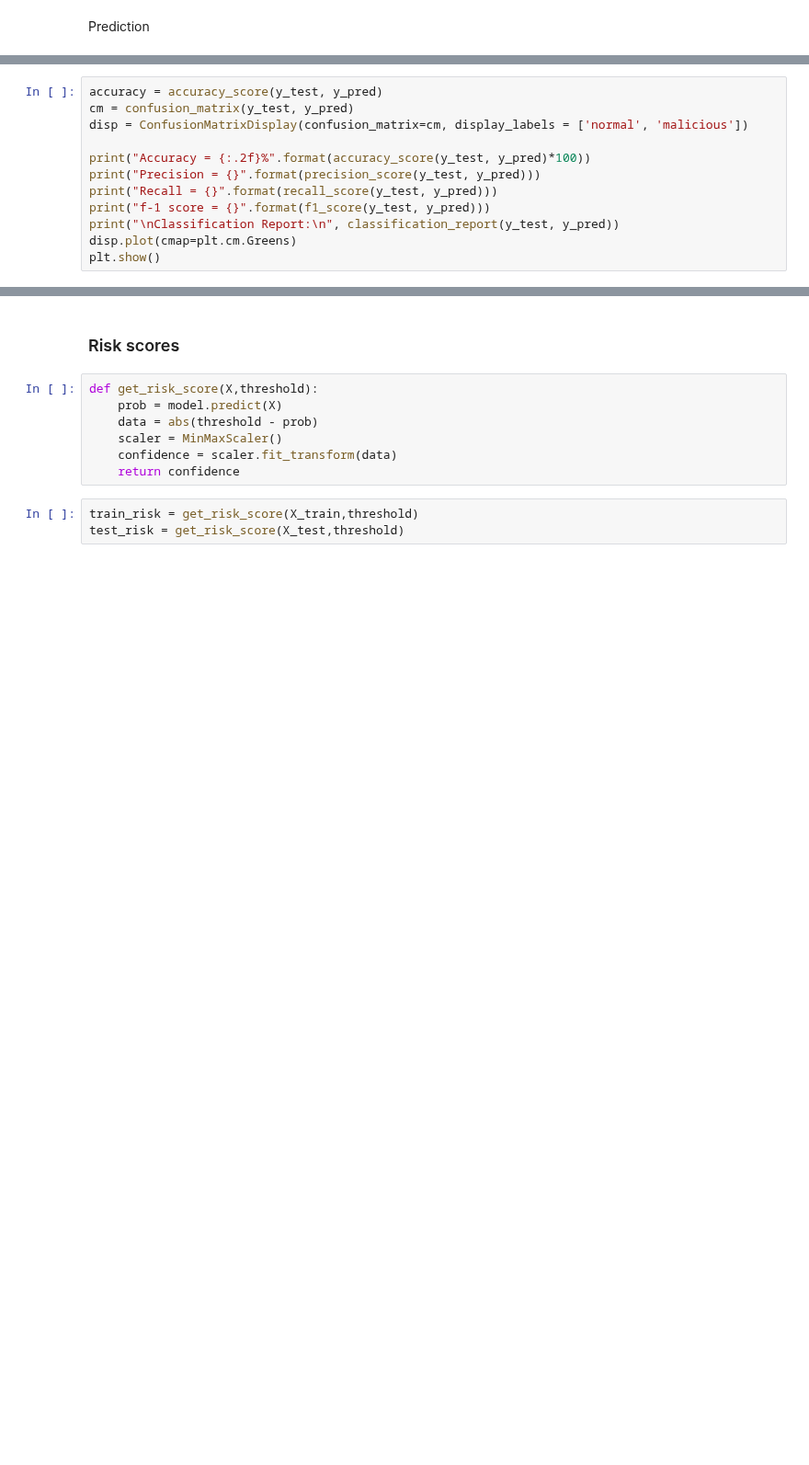
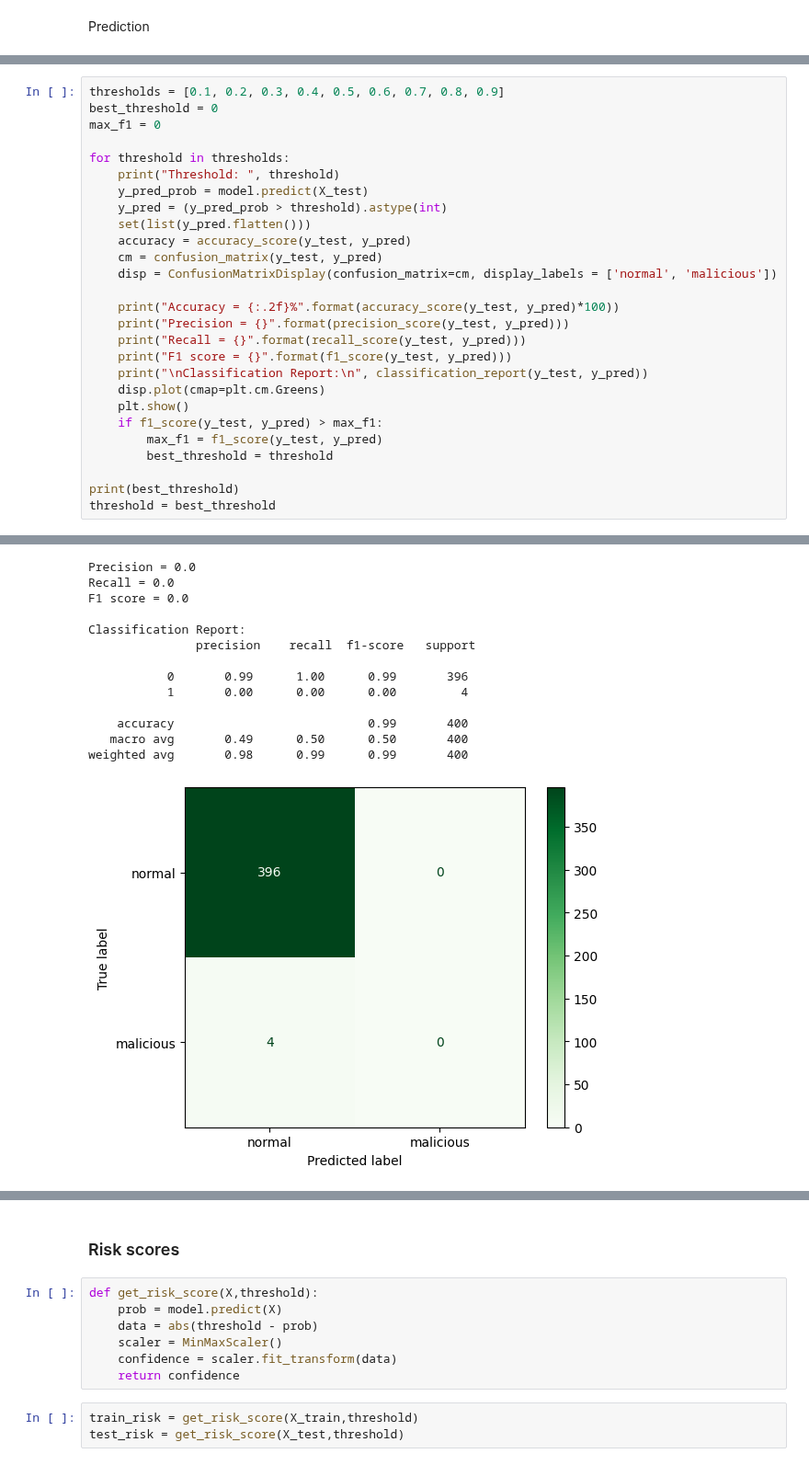
Before and after one commit to mel0778/dsa4263, a Jupyter notebook: notebooks/3E_model_NN.ipynb, the cells around one changed output, grey strips where cells are left out. Shown at 92% size. Saved outputs shown, nothing was run; the diff lists cells and outputs as text; blank space fills up the shorter version.

```diff
--- a/notebooks/3E_model_NN.ipynb
+++ b/notebooks/3E_model_NN.ipynb
@@ -161,13 +205,28 @@ set(list(y_pred.flatten()))
 # %%
-accuracy = accuracy_score(y_test, y_pred)
-cm = confusion_matrix(y_test, y_pred)
-disp = ConfusionMatrixDisplay(confusion_matrix=cm, display_labels = ['normal', 'malicious'])
+thresholds = [0.1, 0.2, 0.3, 0.4, 0.5, 0.6, 0.7, 0.8, 0.9]
+best_threshold = 0
+max_f1 = 0
 
-print("Accuracy = {:.2f}%".format(accuracy_score(y_test, y_pred)*100))
-print("Precision = {}".format(precision_score(y_test, y_pred)))
-print("Recall = {}".format(recall_score(y_test, y_pred)))
-print("f-1 score = {}".format(f1_score(y_test, y_pred)))
-print("\nClassification Report:\n", classification_report(y_test, y_pred))
-disp.plot(cmap=plt.cm.Greens)
-plt.show()
+for threshold in thresholds:
+    print("Threshold: ", threshold)
+    y_pred_prob = model.predict(X_test)
+    y_pred = (y_pred_prob > threshold).astype(int)
+    set(list(y_pred.flatten()))
+    accuracy = accuracy_score(y_test, y_pred)
+    cm = confusion_matrix(y_test, y_pred)
+    disp = ConfusionMatrixDisplay(confusion_matrix=cm, display_labels = ['normal', 'malicious'])
+
+    print("Accuracy = {:.2f}%".format(accuracy_score(y_test, y_pred)*100))
+    print("Precision = {}".format(precision_score(y_test, y_pred)))
+    print("Recall = {}".format(recall_score(y_test, y_pred)))
+    print("F1 score = {}".format(f1_score(y_test, y_pred)))
+    print("\nClassification Report:\n", classification_report(y_test, y_pred))
+    disp.plot(cmap=plt.cm.Greens)
+    plt.show()
+    if f1_score(y_test, y_pred) > max_f1:
+        max_f1 = f1_score(y_test, y_pred)
+        best_threshold = threshold
+
+print(best_threshold)
+threshold = best_threshold
 # %% [output]
@@ -188,0 +253,14 @@ weighted avg       0.98      0.99      0.98       400
+Precision = 0.0
+Recall = 0.0
+F1 score = 0.0
+
+Classification Report:
+               precision    recall  f1-score   support
+
+           0       0.99      1.00      0.99       396
+           1       0.00      0.00      0.00         4
+
+    accuracy                           0.99       400
+   macro avg       0.49      0.50      0.50       400
+weighted avg       0.98      0.99      0.99       400
+[figure, added]
```
Also changed, not shown: parts of 18 cells of this notebook, 1 other file.
